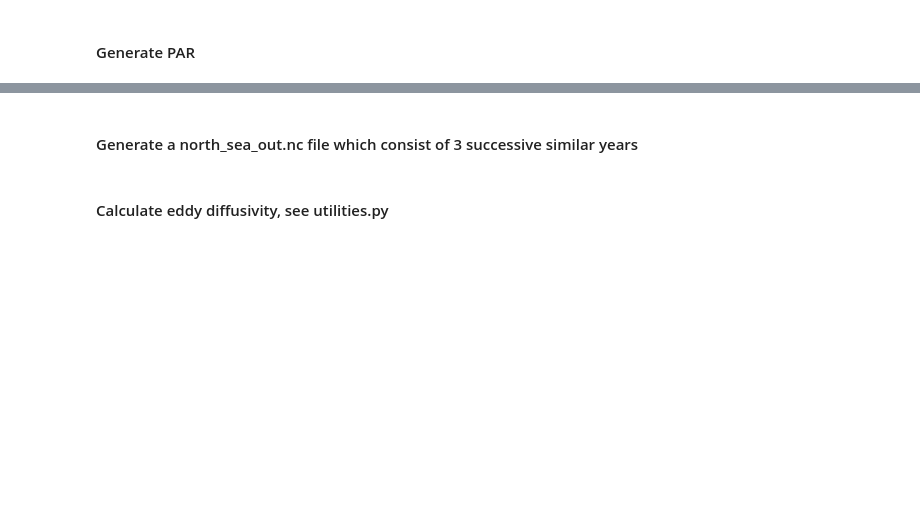
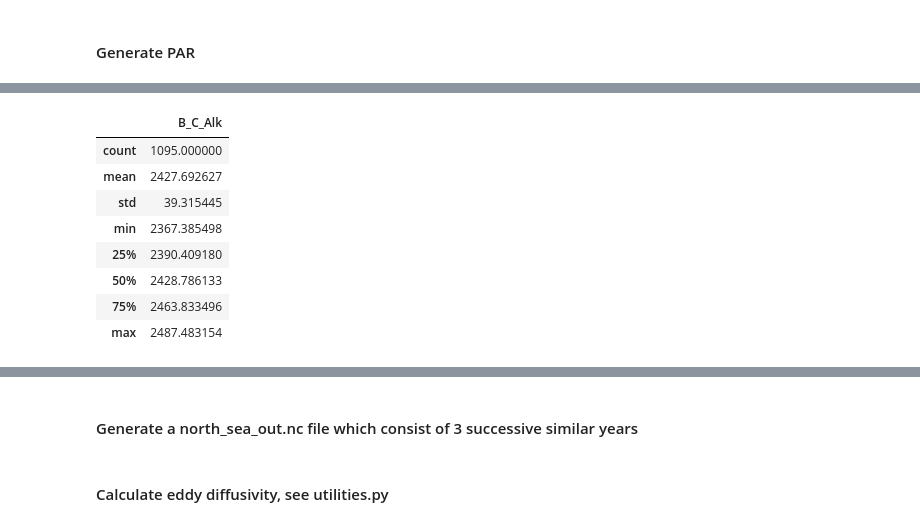
Before and after one commit to limash/Carbon_dioxide_absorption_drivers, a Jupyter notebook: 3_generate_netcdf.ipynb, the cells around one changed output, grey strips where cells are left out. Cells and saved outputs as stored; diff of their text form; code cells hidden in the pictures; blank space fills up the shorter version.

```diff
--- a/3_generate_netcdf.ipynb
+++ b/3_generate_netcdf.ipynb
@@ -74,0 +104,12 @@ plt.xlabel('Day'); plt.ylabel('$\mu M\,s^{-1}\,m^{-2}$');
+# %%
+alk_surface_ws.describe()
+# %% [output]
+|  | B_C_Alk |
+| count | 1095.000000 |
+| mean | 2427.692627 |
+| std | 39.315445 |
+| min | 2367.385498 |
+| 25% | 2390.409180 |
+| 50% | 2428.786133 |
+| 75% | 2463.833496 |
+| max | 2487.483154 |
```
Also changed, not shown: parts of 28 cells of this notebook, 2 other files.
